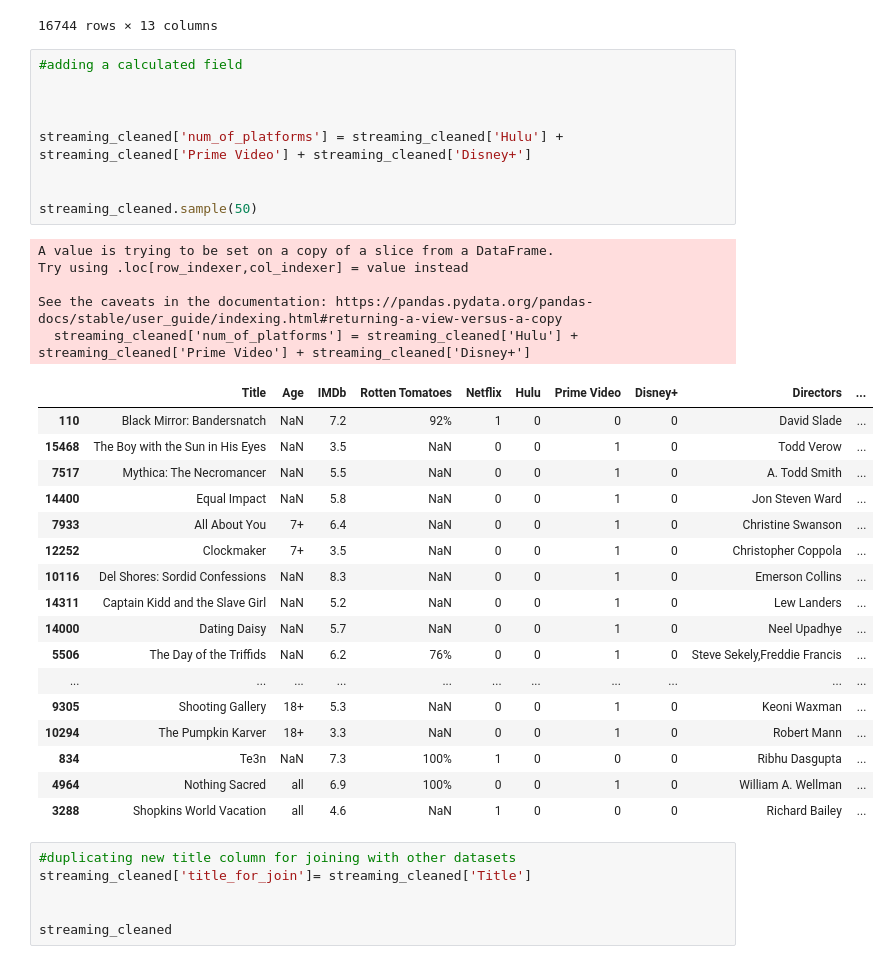
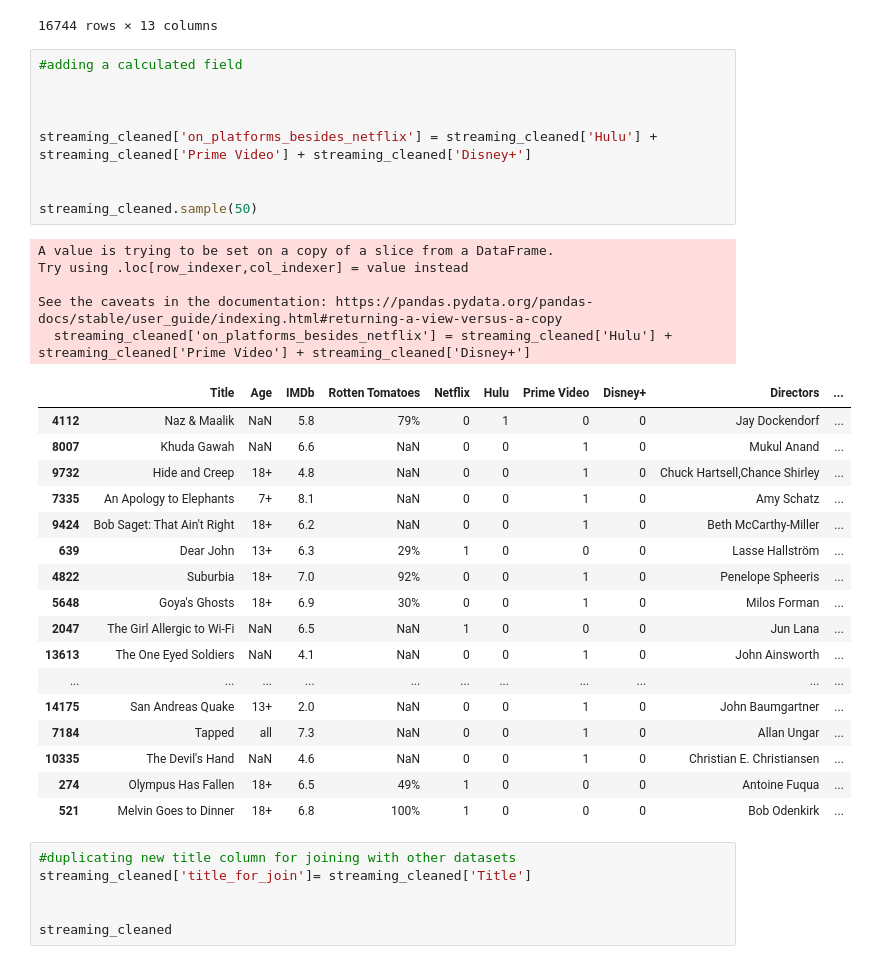
Before and after one commit to NoahGoldstein13/ETL_Project, a Jupyter notebook: keiko/Streaming_Data.ipynb, the cells around one changed output. Cells and saved outputs as stored; diff of their text form.

```diff
--- a/keiko/Streaming_Data.ipynb
+++ b/keiko/Streaming_Data.ipynb
@@ -44,35 +44,35 @@ streaming_cleaned
 # %%
 #adding a calculated field
 
 
 
-streaming_cleaned['num_of_platforms'] = streaming_cleaned['Hulu'] + streaming_cleaned['Prime Video'] + streaming_cleaned['Disney+']
+streaming_cleaned['on_platforms_besides_netflix'] = streaming_cleaned['Hulu'] + streaming_cleaned['Prime Video'] + streaming_cleaned['Disney+']
 
 
 streaming_cleaned.sample(50)
 # %% [output]
 A value is trying to be set on a copy of a slice from a DataFrame.
 Try using .loc[row_indexer,col_indexer] = value instead
 
 See the caveats in the documentation: https://pandas.pydata.org/pandas-docs/stable/user_guide/indexing.html#returning-a-view-versus-a-copy
-  streaming_cleaned['num_of_platforms'] = streaming_cleaned['Hulu'] + streaming_cleaned['Prime Video'] + streaming_cleaned['Disney+']
+  streaming_cleaned['on_platforms_besides_netflix'] = streaming_cleaned['Hulu'] + streaming_cleaned['Prime Video'] + streaming_cleaned['Disney+']
 |  | Title | Age | IMDb | Rotten Tomatoes | Netflix | Hulu | Prime Video | Disney+ | Directors | ... |
-| 110 | Black Mirror: Bandersnatch | NaN | 7.2 | 92% | 1 | 0 | 0 | 0 | David Slade | ... |
-| 15468 | The Boy with the Sun in His Eyes | NaN | 3.5 | NaN | 0 | 0 | 1 | 0 | Todd Verow | ... |
-| 7517 | Mythica: The Necromancer | NaN | 5.5 | NaN | 0 | 0 | 1 | 0 | A. Todd Smith | ... |
-| 14400 | Equal Impact | NaN | 5.8 | NaN | 0 | 0 | 1 | 0 | Jon Steven Ward | ... |
-| 7933 | All About You | 7+ | 6.4 | NaN | 0 | 0 | 1 | 0 | Christine Swanson | ... |
-| 12252 | Clockmaker | 7+ | 3.5 | NaN | 0 | 0 | 1 | 0 | Christopher Coppola | ... |
-| 10116 | Del Shores: Sordid Confessions | NaN | 8.3 | NaN | 0 | 0 | 1 | 0 | Emerson Collins | ... |
-| 14311 | Captain Kidd and the Slave Girl | NaN | 5.2 | NaN | 0 | 0 | 1 | 0 | Lew Landers | ... |
-| 14000 | Dating Daisy | NaN | 5.7 | NaN | 0 | 0 | 1 | 0 | Neel Upadhye | ... |
-| 5506 | The Day of the Triffids | NaN | 6.2 | 76% | 0 | 0 | 1 | 0 | Steve Sekely,Freddie Francis | ... |
+| 4112 | Naz & Maalik | NaN | 5.8 | 79% | 0 | 1 | 0 | 0 | Jay Dockendorf | ... |
+| 8007 | Khuda Gawah | NaN | 6.6 | NaN | 0 | 0 | 1 | 0 | Mukul Anand | ... |
+| 9732 | Hide and Creep | 18+ | 4.8 | NaN | 0 | 0 | 1 | 0 | Chuck Hartsell,Chance Shirley | ... |
+| 7335 | An Apology to Elephants | 7+ | 8.1 | NaN | 0 | 0 | 1 | 0 | Amy Schatz | ... |
+| 9424 | Bob Saget: That Ain't Right | 18+ | 6.2 | NaN | 0 | 0 | 1 | 0 | Beth McCarthy-Miller | ... |
+| 639 | Dear John | 13+ | 6.3 | 29% | 1 | 0 | 0 | 0 | Lasse Hallström | ... |
+| 4822 | Suburbia | 18+ | 7.0 | 92% | 0 | 0 | 1 | 0 | Penelope Spheeris | ... |
+| 5648 | Goya's Ghosts | 18+ | 6.9 | 30% | 0 | 0 | 1 | 0 | Milos Forman | ... |
+| 2047 | The Girl Allergic to Wi-Fi | NaN | 6.5 | NaN | 1 | 0 | 0 | 0 | Jun Lana | ... |
+| 13613 | The One Eyed Soldiers | NaN | 4.1 | NaN | 0 | 0 | 1 | 0 | John Ainsworth | ... |
 | ... | ... | ... | ... | ... | ... | ... | ... | ... | ... | ... |
-| 9305 | Shooting Gallery | 18+ | 5.3 | NaN | 0 | 0 | 1 | 0 | Keoni Waxman | ... |
-| 10294 | The Pumpkin Karver | 18+ | 3.3 | NaN | 0 | 0 | 1 | 0 | Robert Mann | ... |
-| 834 | Te3n | NaN | 7.3 | 100% | 1 | 0 | 0 | 0 | Ribhu Dasgupta | ... |
-| 4964 | Nothing Sacred | all | 6.9 | 100% | 0 | 0 | 1 | 0 | William A. Wellman | ... |
-| 3288 | Shopkins World Vacation | all | 4.6 | NaN | 1 | 0 | 0 | 0 | Richard Bailey | ... |
+| 14175 | San Andreas Quake | 13+ | 2.0 | NaN | 0 | 0 | 1 | 0 | John Baumgartner | ... |
+| 7184 | Tapped | all | 7.3 | NaN | 0 | 0 | 1 | 0 | Allan Ungar | ... |
+| 10335 | The Devil's Hand | NaN | 4.6 | NaN | 0 | 0 | 1 | 0 | Christian E. Christiansen | ... |
+| 274 | Olympus Has Fallen | 18+ | 6.5 | 49% | 1 | 0 | 0 | 0 | Antoine Fuqua | ... |
+| 521 | Melvin Goes to Dinner | 18+ | 6.8 | 100% | 1 | 0 | 0 | 0 | Bob Odenkirk | ... |
 # %%
 #duplicating new title column for joining with other datasets
 streaming_cleaned['title_for_join']= streaming_cleaned['Title']
```
Also changed, not shown: parts of 4 cells of this notebook, 2 other files.
